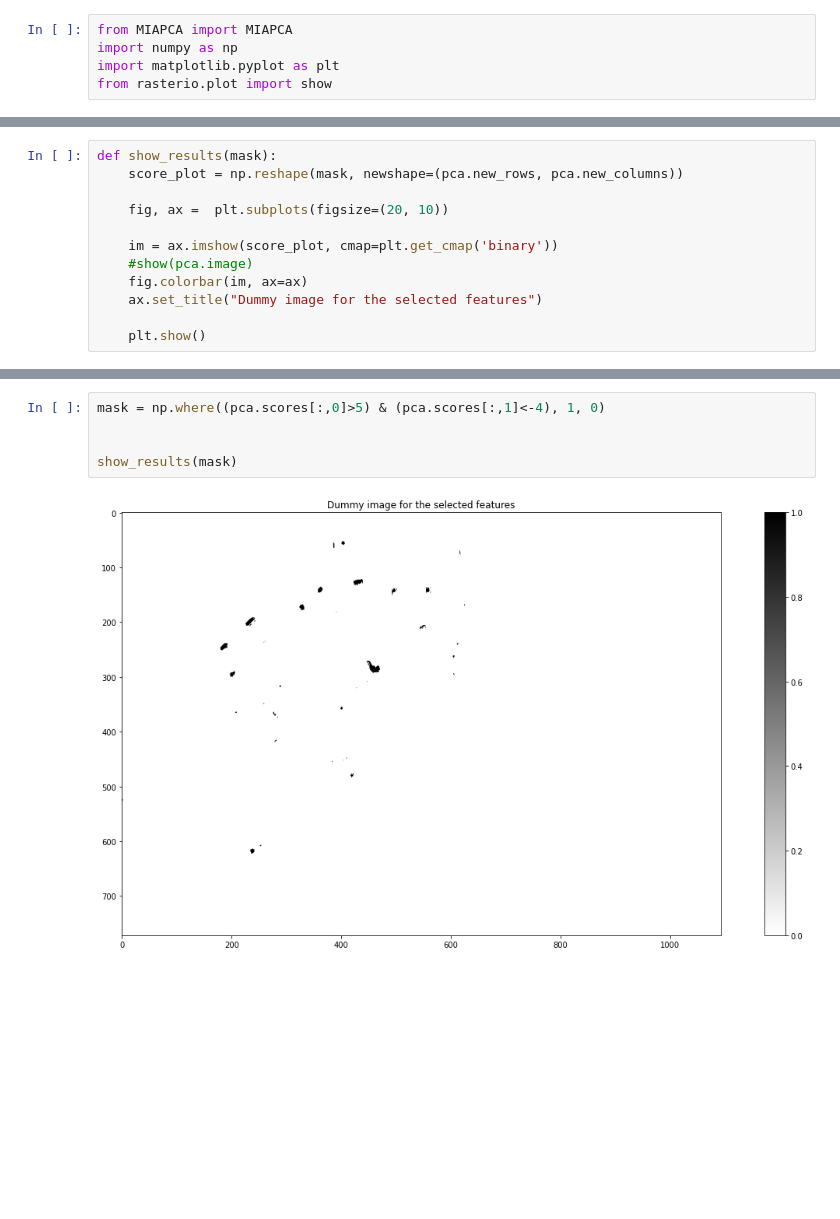
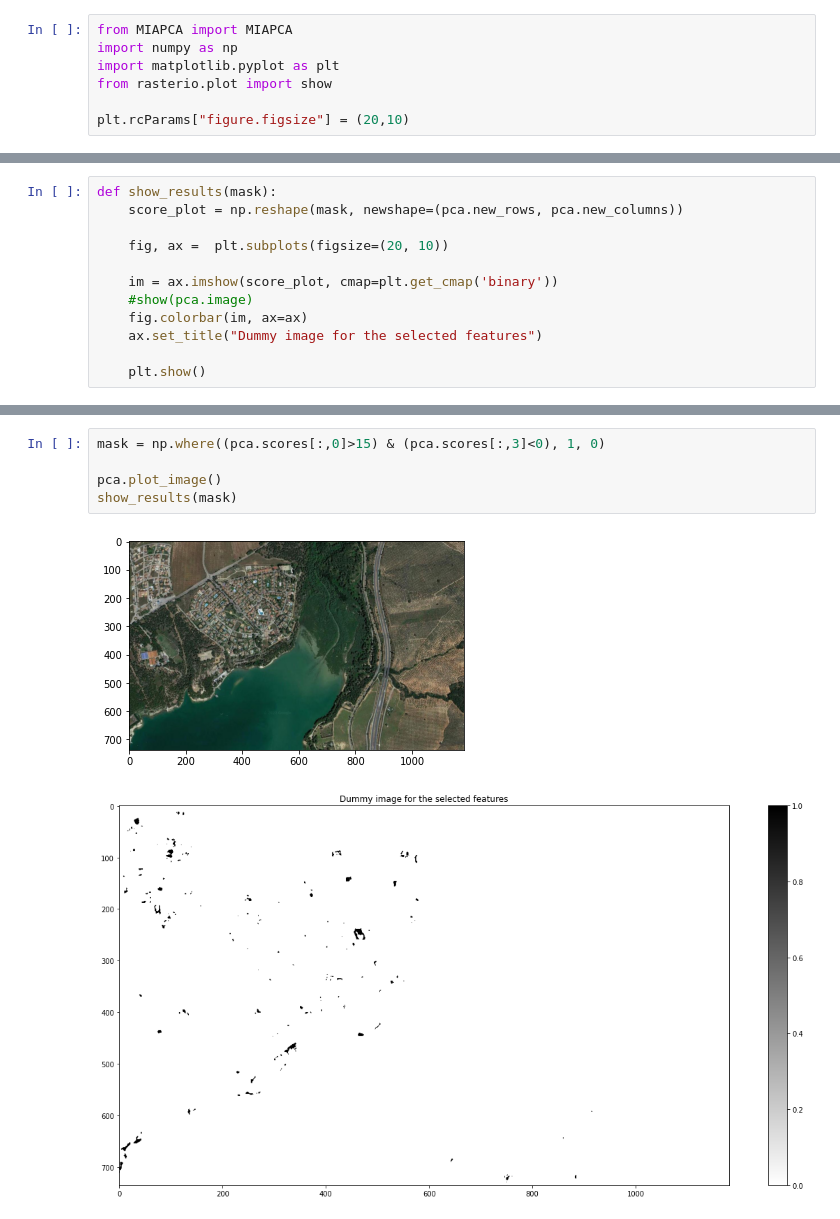
Before and after one commit to Fidaeic/mia, a Jupyter notebook: examples/pools.ipynb, the cells around one changed output, grey strips where cells are left out. Saved outputs shown, nothing was run; the diff lists cells and outputs as text; blank space fills up the shorter version.

```diff
--- a/examples/pools.ipynb
+++ b/examples/pools.ipynb
@@ -11,6 +11,8 @@ from MIAPCA import MIAPCA
 import numpy as np
 import matplotlib.pyplot as plt
 from rasterio.plot import show
+
+plt.rcParams["figure.figsize"] = (20,10)
 # %%
 pca = MIAPCA('../data/Cubillas.jpg')
 
@@ -65,7 +59,8 @@ show_results(mask)
 # %%
-mask = np.where((pca.scores[:,0]>5) & (pca.scores[:,1]<-4), 1, 0)
+mask = np.where((pca.scores[:,0]>15) & (pca.scores[:,3]<0), 1, 0)
 
-
+pca.plot_image()
 show_results(mask)
 # %% [output]
-[figure, old version]
+[figure, new version]
+[figure, added]
```
Also changed, not shown: parts of 10 cells of this notebook, 2 other files.
